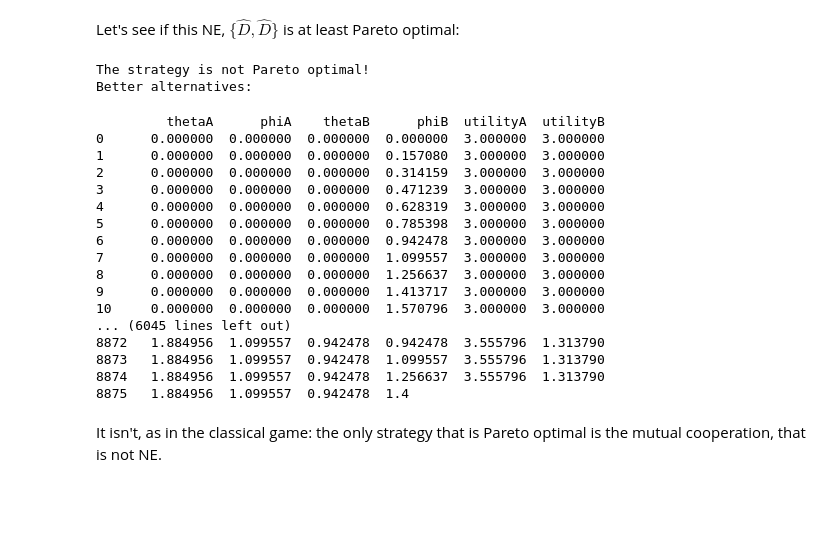
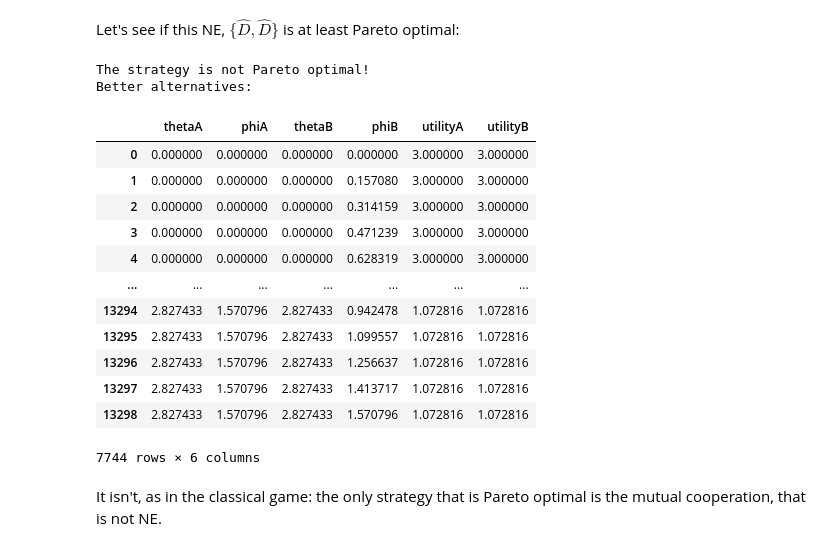
Before and after one commit to MattiaPujatti/A-Brief-Introduction-to-Quantum-Game-Theory, a Jupyter notebook: Quantum 2x2 Games.ipynb, the cells around one changed output. Saved outputs shown, nothing was run; the diff lists cells and outputs as text; code cells hidden in the pictures; blank space fills up the shorter version.

```diff
--- a/Quantum 2x2 Games.ipynb
+++ b/Quantum 2x2 Games.ipynb
@@ -394,27 +413,23 @@ And since, as we said, the game is symmetric, we have found an equilibrium, i.e.
 Let's see if this NE, $\{\hat{D},\hat{D}\}$ is at least Pareto optimal:
 # %%
 # DD is the 13420th row in the grid
-Is_Pareto_Optimal(grid_gamma0, 13420)
+PrisonersDilemma_g0.Is_Pareto_Optimal(13420)
 # %% [output]
 The strategy is not Pareto optimal!
 Better alternatives:
+|  | thetaA | phiA | thetaB | phiB | utilityA | utilityB |
+| 0 | 0.000000 | 0.000000 | 0.000000 | 0.000000 | 3.000000 | 3.000000 |
+| 1 | 0.000000 | 0.000000 | 0.000000 | 0.157080 | 3.000000 | 3.000000 |
+| 2 | 0.000000 | 0.000000 | 0.000000 | 0.314159 | 3.000000 | 3.000000 |
+| 3 | 0.000000 | 0.000000 | 0.000000 | 0.471239 | 3.000000 | 3.000000 |
+| 4 | 0.000000 | 0.000000 | 0.000000 | 0.628319 | 3.000000 | 3.000000 |
+| ... | ... | ... | ... | ... | ... | ... |
+| 13294 | 2.827433 | 1.570796 | 2.827433 | 0.942478 | 1.072816 | 1.072816 |
+| 13295 | 2.827433 | 1.570796 | 2.827433 | 1.099557 | 1.072816 | 1.072816 |
+| 13296 | 2.827433 | 1.570796 | 2.827433 | 1.256637 | 1.072816 | 1.072816 |
+| 13297 | 2.827433 | 1.570796 | 2.827433 | 1.413717 | 1.072816 | 1.072816 |
+| 13298 | 2.827433 | 1.570796 | 2.827433 | 1.570796 | 1.072816 | 1.072816 |
-         thetaA      phiA    thetaB      phiB  utilityA  utilityB
-0      0.000000  0.000000  0.000000  0.000000  3.000000  3.000000
-1      0.000000  0.000000  0.000000  0.157080  3.000000  3.000000
-2      0.000000  0.000000  0.000000  0.314159  3.000000  3.000000
-3      0.000000  0.000000  0.000000  0.471239  3.000000  3.000000
-4      0.000000  0.000000  0.000000  0.628319  3.000000  3.000000
-5      0.000000  0.000000  0.000000  0.785398  3.000000  3.000000
-6      0.000000  0.000000  0.000000  0.942478  3.000000  3.000000
-7      0.000000  0.000000  0.000000  1.099557  3.000000  3.000000
-8      0.000000  0.000000  0.000000  1.256637  3.000000  3.000000
-9      0.000000  0.000000  0.000000  1.413717  3.000000  3.000000
-10     0.000000  0.000000  0.000000  1.570796  3.000000  3.000000
-... (6045 lines left out)
-8872   1.884956  1.099557  0.942478  0.942478  3.555796  1.313790
-8873   1.884956  1.099557  0.942478  1.099557  3.555796  1.313790
-8874   1.884956  1.099557  0.942478  1.256637  3.555796  1.313790
-8875   1.884956  1.099557  0.942478  1.4
+7744 rows × 6 columns
 # %% [markdown]
 It isn't, as in the classical game: the only strategy that is Pareto optimal is the mutual cooperation, that is not NE.
 # %% [markdown]
```
Also changed, not shown: parts of 64 cells of this notebook, 15 other files.
